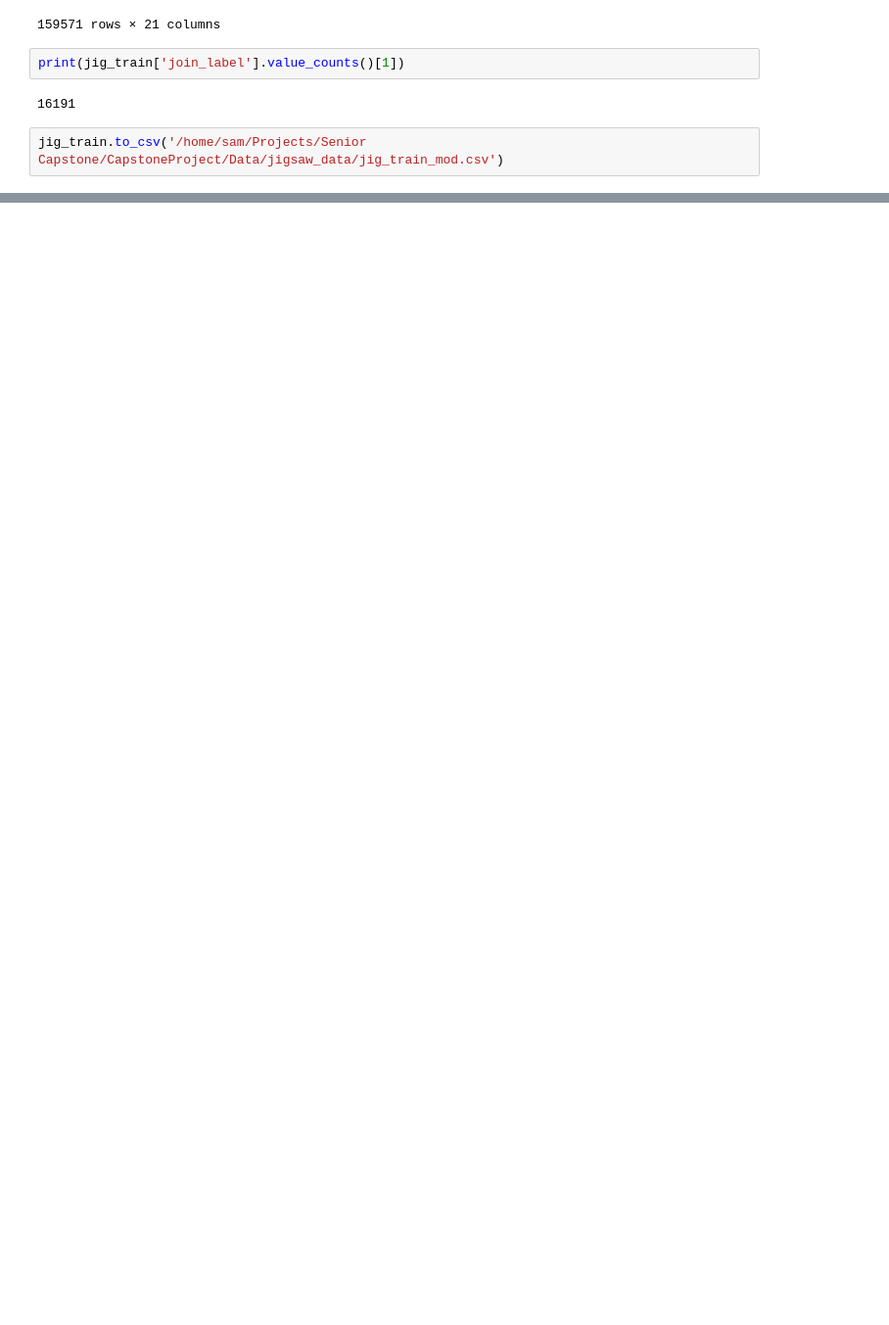
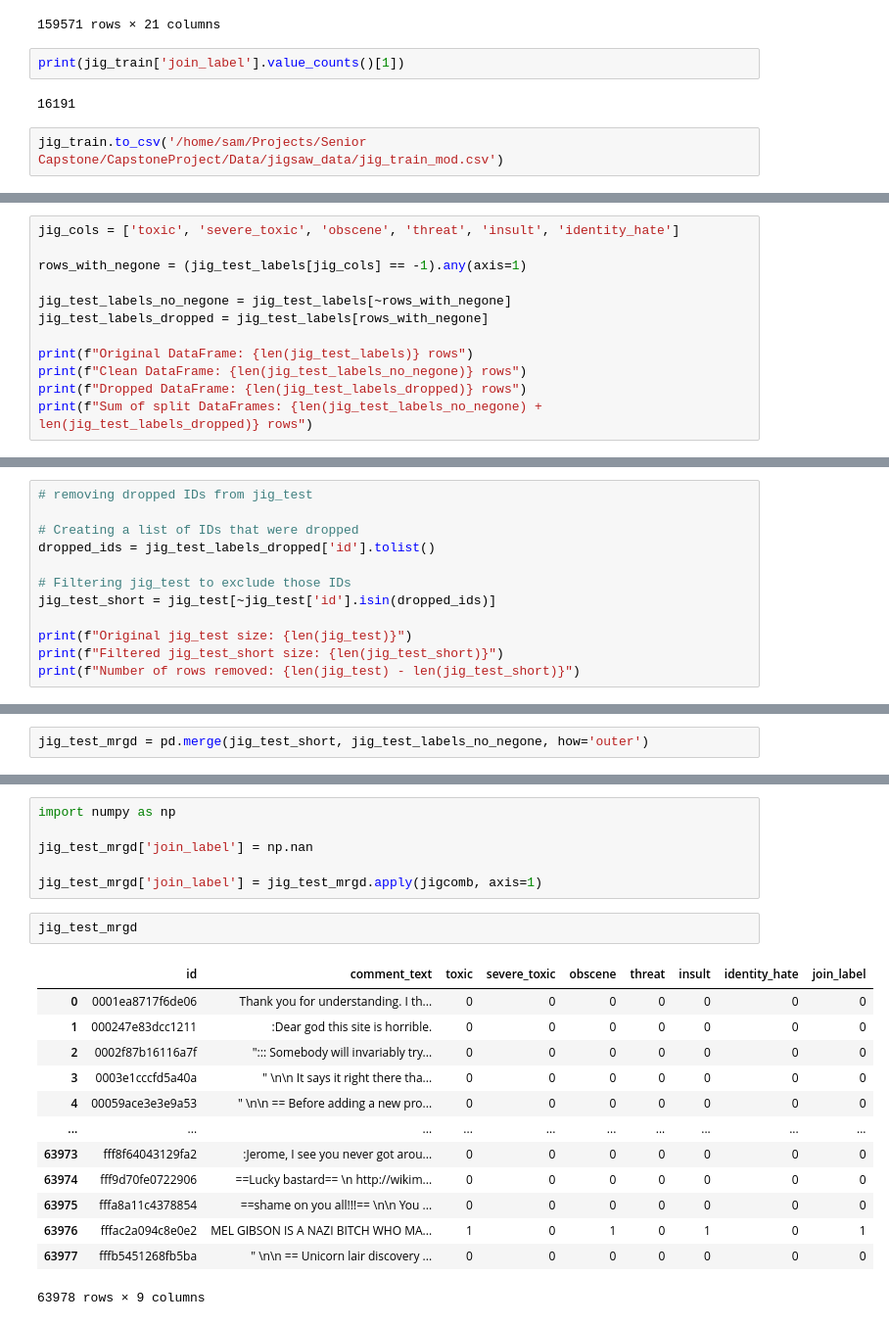
Before and after one commit to samtall/CapstoneProject, a Jupyter notebook: Code/datasets.ipynb, the cells around one changed output, grey strips where cells are left out. Shown at 98% size. Cells and saved outputs as stored; diff of their text form; blank space fills up the shorter version.

Commit message:
standardized labels

```diff
--- a/Code/datasets.ipynb
+++ b/Code/datasets.ipynb
@@ -374,0 +440,12 @@ jig_train.to_csv('/home/sam/Projects/Senior Capstone/CapstoneProject/Data/jigsaw
+# %%
+jig_cols = ['toxic', 'severe_toxic', 'obscene', 'threat', 'insult', 'identity_hate']
+
+rows_with_negone = (jig_test_labels[jig_cols] == -1).any(axis=1)
+
+jig_test_labels_no_negone = jig_test_labels[~rows_with_negone]
+jig_test_labels_dropped = jig_test_labels[rows_with_negone]
+
+print(f"Original DataFrame: {len(jig_test_labels)} rows")
+print(f"Clean DataFrame: {len(jig_test_labels_no_negone)} rows")
+print(f"Dropped DataFrame: {len(jig_test_labels_dropped)} rows")
+print(f"Sum of split DataFrames: {len(jig_test_labels_no_negone) + len(jig_test_labels_dropped)} rows")
@@ -374,0 +515,12 @@ jig_train.to_csv('/home/sam/Projects/Senior Capstone/CapstoneProject/Data/jigsaw
+# %%
+# removing dropped IDs from jig_test
+
+# Creating a list of IDs that were dropped
+dropped_ids = jig_test_labels_dropped['id'].tolist()
+
+# Filtering jig_test to exclude those IDs
+jig_test_short = jig_test[~jig_test['id'].isin(dropped_ids)]
+
+print(f"Original jig_test size: {len(jig_test)}")
+print(f"Filtered jig_test_short size: {len(jig_test_short)}")
+print(f"Number of rows removed: {len(jig_test) - len(jig_test_short)}")
@@ -374,0 +547,2 @@ jig_train.to_csv('/home/sam/Projects/Senior Capstone/CapstoneProject/Data/jigsaw
+# %%
+jig_test_mrgd = pd.merge(jig_test_short, jig_test_labels_no_negone, how='outer')
@@ -374,0 +565,22 @@ jig_train.to_csv('/home/sam/Projects/Senior Capstone/CapstoneProject/Data/jigsaw
+# %%
+import numpy as np
+
+jig_test_mrgd['join_label'] = np.nan
+
+jig_test_mrgd['join_label'] = jig_test_mrgd.apply(jigcomb, axis=1)
+# %%
+jig_test_mrgd
+# %% [output]
+|  | id | comment_text | toxic | severe_toxic | obscene | threat | insult | identity_hate | join_label |
+| 0 | 0001ea8717f6de06 | Thank you for understanding. I th... | 0 | 0 | 0 | 0 | 0 | 0 | 0 |
+| 1 | 000247e83dcc1211 | :Dear god this site is horrible. | 0 | 0 | 0 | 0 | 0 | 0 | 0 |
+| 2 | 0002f87b16116a7f | "::: Somebody will invariably try... | 0 | 0 | 0 | 0 | 0 | 0 | 0 |
+| 3 | 0003e1cccfd5a40a | " \n\n It says it right there tha... | 0 | 0 | 0 | 0 | 0 | 0 | 0 |
+| 4 | 00059ace3e3e9a53 | " \n\n == Before adding a new pro... | 0 | 0 | 0 | 0 | 0 | 0 | 0 |
+| ... | ... | ... | ... | ... | ... | ... | ... | ... | ... |
+| 63973 | fff8f64043129fa2 | :Jerome, I see you never got arou... | 0 | 0 | 0 | 0 | 0 | 0 | 0 |
+| 63974 | fff9d70fe0722906 | ==Lucky bastard== \n http://wikim... | 0 | 0 | 0 | 0 | 0 | 0 | 0 |
+| 63975 | fffa8a11c4378854 | ==shame on you all!!!== \n\n You ... | 0 | 0 | 0 | 0 | 0 | 0 | 0 |
+| 63976 | fffac2a094c8e0e2 | MEL GIBSON IS A NAZI BITCH WHO MA... | 1 | 0 | 1 | 0 | 1 | 0 | 1 |
+| 63977 | fffb5451268fb5ba | " \n\n == Unicorn lair discovery ... | 0 | 0 | 0 | 0 | 0 | 0 | 0 |
+63978 rows × 9 columns
```
Also changed, not shown: parts of 22 cells of this notebook.
